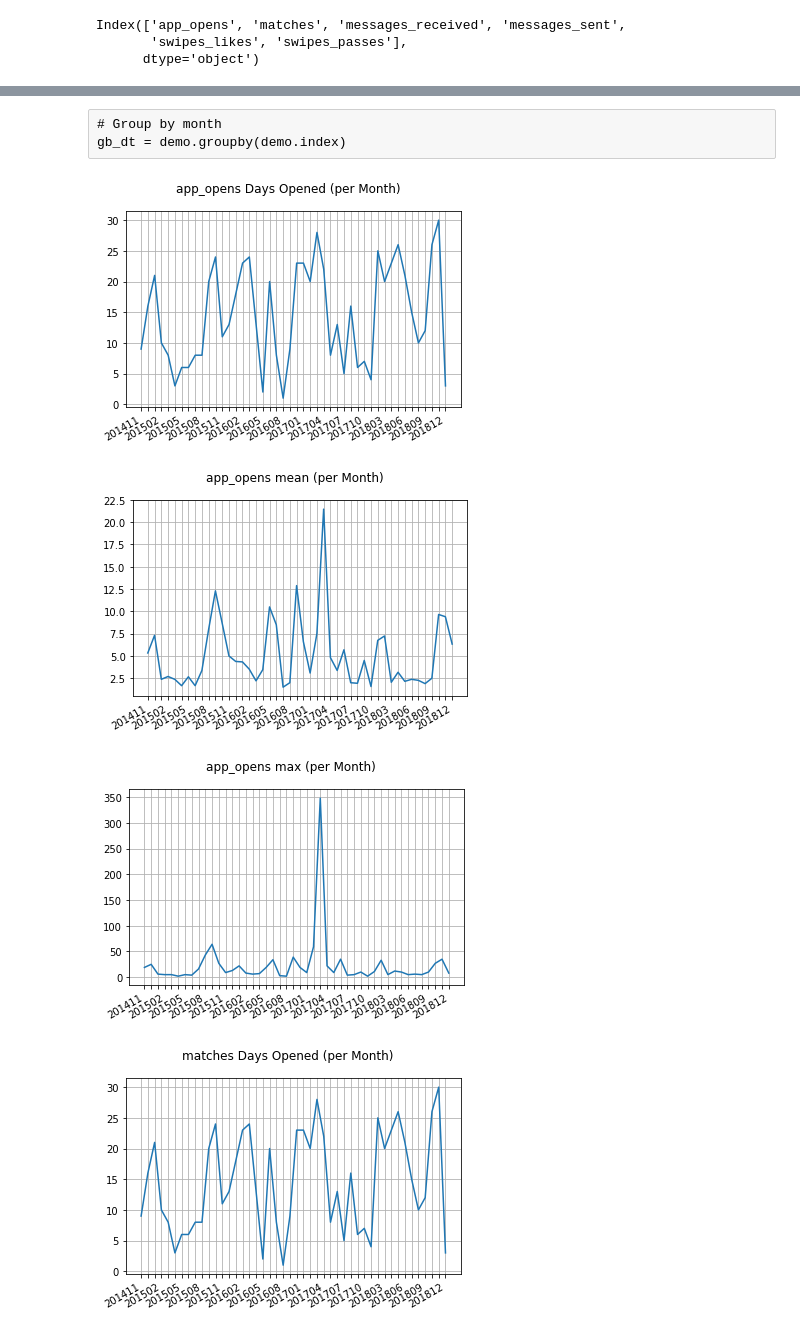
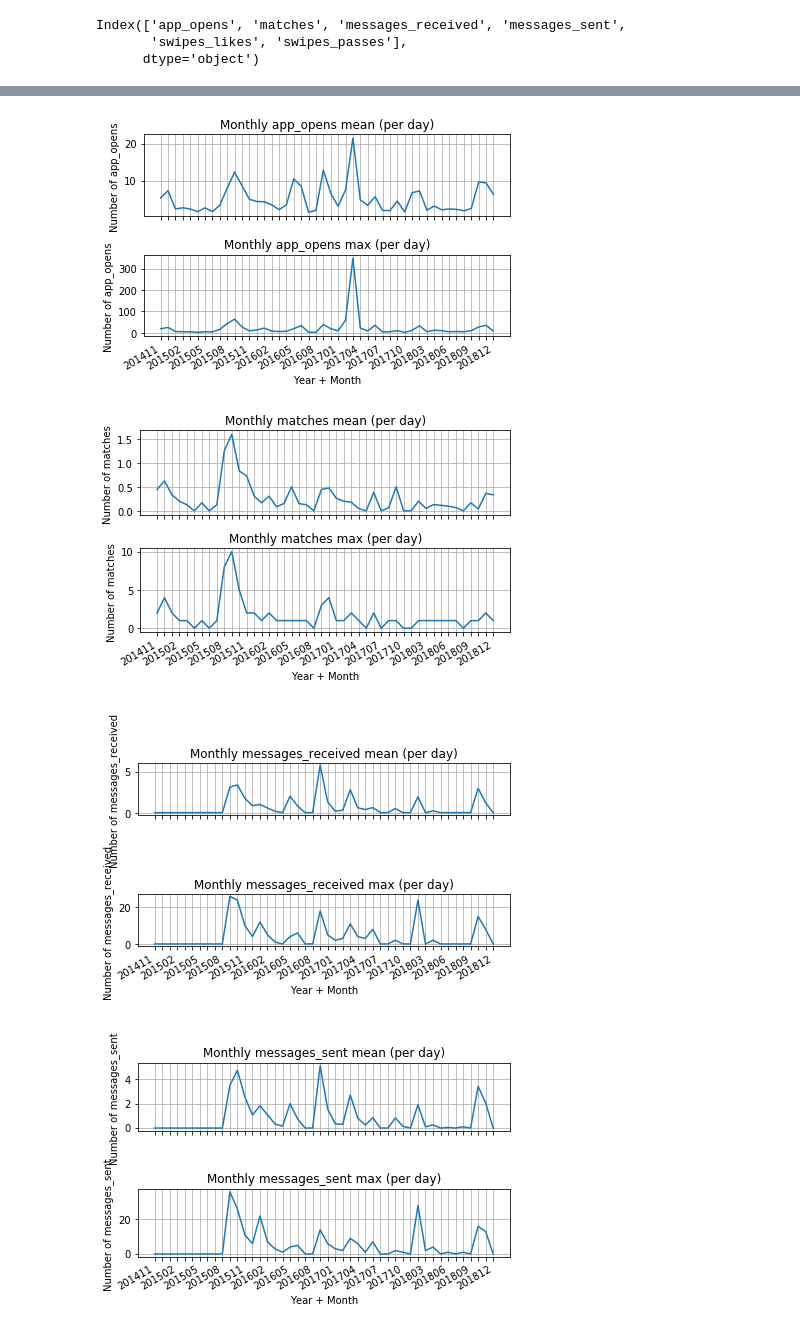
Before and after one commit to malctaylor15/Tinder_analysis, a Jupyter notebook: EDA v3 Usage.ipynb, the cells around one changed output, grey strips where cells are left out. Saved outputs shown, nothing was run; the diff lists cells and outputs as text; code cells hidden in the pictures.

Commit message:
Update usage notebook, script and bash files

```diff
--- a/EDA v3 Usage.ipynb
+++ b/EDA v3 Usage.ipynb
@@ -176,39 +166,51 @@ demo.index = demo_str_list
-# %% [raw]
-# Group by month
-gb_dt = demo.groupby(demo.index)
 # %%
-def get_usage_time_series_plots(agg_series, usage_name):
+def get_usage_time_series_plots(agg_series):
     """
     Plot several metrics for time series data
+
+    agg_series (dict):
+        key: string of which aggregation is used
+        value: (pd.Series) Time series of metric with the index being a string of the year+month
+
+    fig: (matplotlib figure) Returns plot with each aggregated metric in a row
     """
-    plts = []
+    n_sub_plots = len(agg_series)
+    fig = plt.figure()
+    plot_index = 0
     for name, series in agg_series.items():
-        fig, ax = plt.subplots(1)
+        plot_index = plot_index + 1
+        ax = fig.add_subplot(n_sub_plots,1,plot_index)
         ax.plot(series)
-        fig.suptitle(usage_name + " "+ name + " (per Month)")
+        ax.set_title("Monthly "+ name + " (per day)")
         ax.grid(True)
+        # Show every n (3rd) label on x axis
         n = 3
         for index, label in enumerate(ax.xaxis.get_ticklabels()):
             if index % n != 0:
                 label.set_visible(False)
+
         fig.autofmt_xdate()
-        plts.append(fig)
+        ax.set_xlabel("Year + Month")
+        y_label_str = name.replace('mean', '')
+        y_label_str = y_label_str.replace('max', '')
+        ax.set_ylabel("Number of "+y_label_str)
+    fig.tight_layout()
 
-    return(plts)
+    return(fig)
 # %%
 usage_df2 = usage_df.copy()
 usage_df2.index = pd.to_datetime(usage_df.index, format = "%Y-%m-%d")
 usage_df2.index = pd.Series(usage_df2.index).apply(mt_eda.flatten_date)
 # %%
-funcs = {"Days Opened": len, "mean" : np.mean, "max":np.max }# , "std":np.std}
+funcs = {"mean" : np.mean, "max":np.max }# , "std":np.std}
 plt_dict = {}
 for usage_col in usage_df2.columns:
     gb_dt = pd.Series(usage_df2[usage_col]).groupby(usage_df2.index)
-    agg_series = {func_names:gb_dt.apply(func) for func_names, func in funcs.items()}
-    plts = get_usage_time_series_plots(agg_series, usage_col)
+    agg_series = {usage_col + " " +func_names:gb_dt.apply(func) for func_names, func in funcs.items()}
+    plts = get_usage_time_series_plots(agg_series)
     plt_dict[usage_col] = plts
 # %% [output]
-[figure, old version]
+[figure, new version]
-[figure, old version]
+[figure, new version]
-[figure, old version]
+[figure, new version]
-[figure, old version]
+[figure, new version]
```
Also changed, not shown: parts of 23 cells of this notebook, 18 other files.
